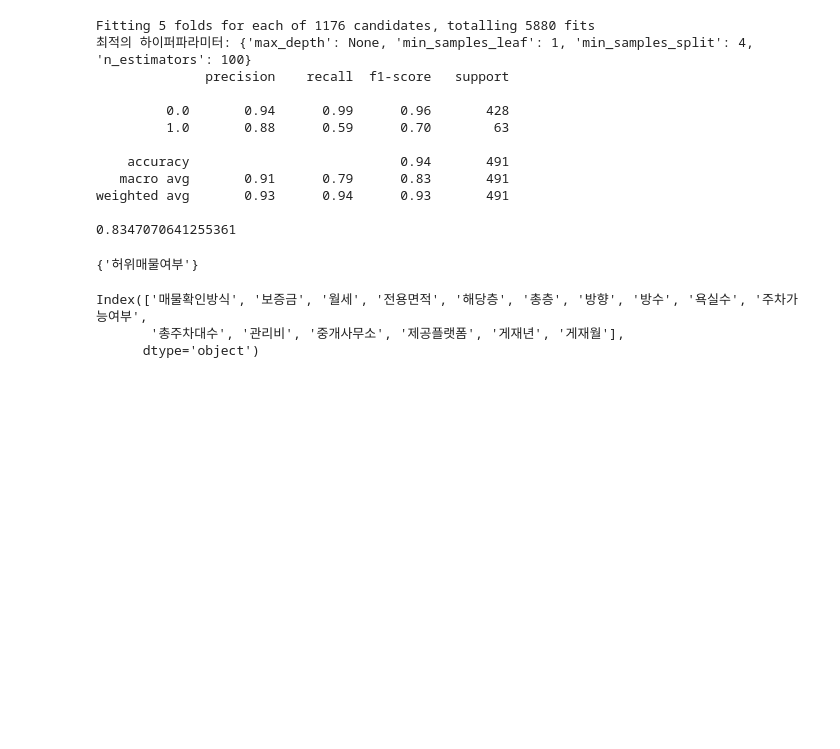
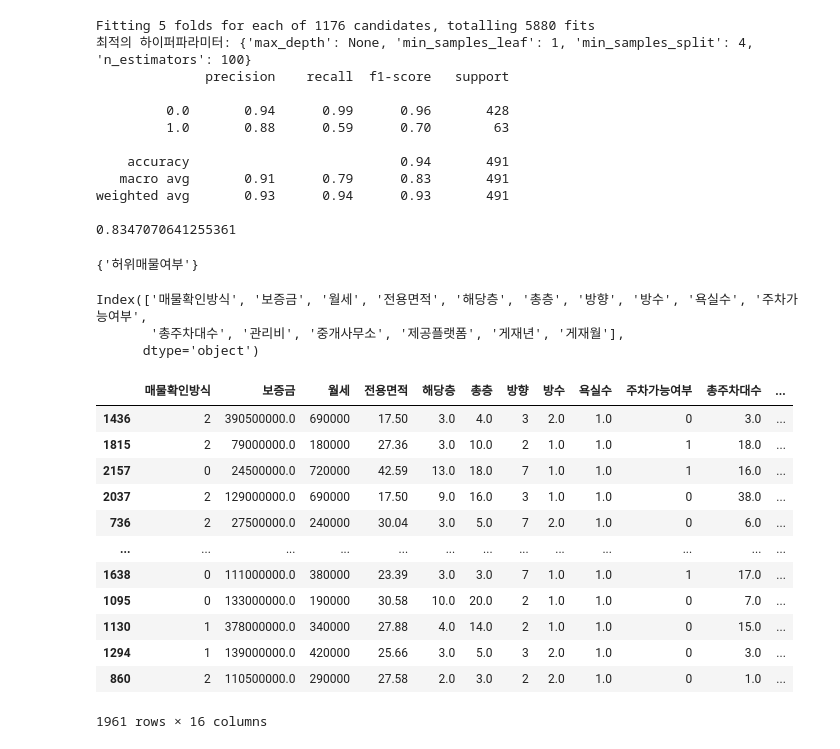
Before and after one commit to Salamamder/project_jericho, a Jupyter notebook: 임시이름.ipynb, the cells around one changed output. Saved outputs shown, nothing was run; the diff lists cells and outputs as text; code cells hidden in the pictures; blank space fills up the shorter version.

```diff
--- a/임시이름.ipynb
+++ b/임시이름.ipynb
@@ -839,3 +860,19 @@ test.columns
 Index(['매물확인방식', '보증금', '월세', '전용면적', '해당층', '총층', '방향', '방수', '욕실수', '주차가능여부',
        '총주차대수', '관리비', '중개사무소', '제공플랫폼', '게재년', '게재월'],
       dtype='object')
+# %%
+x_train
+# %% [output]
+|  | 매물확인방식 | 보증금 | 월세 | 전용면적 | 해당층 | 총층 | 방향 | 방수 | 욕실수 | 주차가능여부 | 총주차대수 | ... |
+| 1436 | 2 | 390500000.0 | 690000 | 17.50 | 3.0 | 4.0 | 3 | 2.0 | 1.0 | 0 | 3.0 | ... |
+| 1815 | 2 | 79000000.0 | 180000 | 27.36 | 3.0 | 10.0 | 2 | 1.0 | 1.0 | 1 | 18.0 | ... |
+| 2157 | 0 | 24500000.0 | 720000 | 42.59 | 13.0 | 18.0 | 7 | 1.0 | 1.0 | 1 | 16.0 | ... |
+| 2037 | 2 | 129000000.0 | 690000 | 17.50 | 9.0 | 16.0 | 3 | 1.0 | 1.0 | 0 | 38.0 | ... |
+| 736 | 2 | 27500000.0 | 240000 | 30.04 | 3.0 | 5.0 | 7 | 2.0 | 1.0 | 0 | 6.0 | ... |
+| ... | ... | ... | ... | ... | ... | ... | ... | ... | ... | ... | ... | ... |
+| 1638 | 0 | 111000000.0 | 380000 | 23.39 | 3.0 | 3.0 | 7 | 1.0 | 1.0 | 1 | 17.0 | ... |
+| 1095 | 0 | 133000000.0 | 190000 | 30.58 | 10.0 | 20.0 | 2 | 1.0 | 1.0 | 0 | 7.0 | ... |
+| 1130 | 1 | 378000000.0 | 340000 | 27.88 | 4.0 | 14.0 | 2 | 1.0 | 1.0 | 0 | 15.0 | ... |
+| 1294 | 1 | 139000000.0 | 420000 | 25.66 | 3.0 | 5.0 | 3 | 2.0 | 1.0 | 0 | 3.0 | ... |
+| 860 | 2 | 110500000.0 | 290000 | 27.58 | 2.0 | 3.0 | 2 | 2.0 | 1.0 | 0 | 1.0 | ... |
+1961 rows × 16 columns
```
Also changed, not shown: parts of 7 cells of this notebook, 2 other files.
